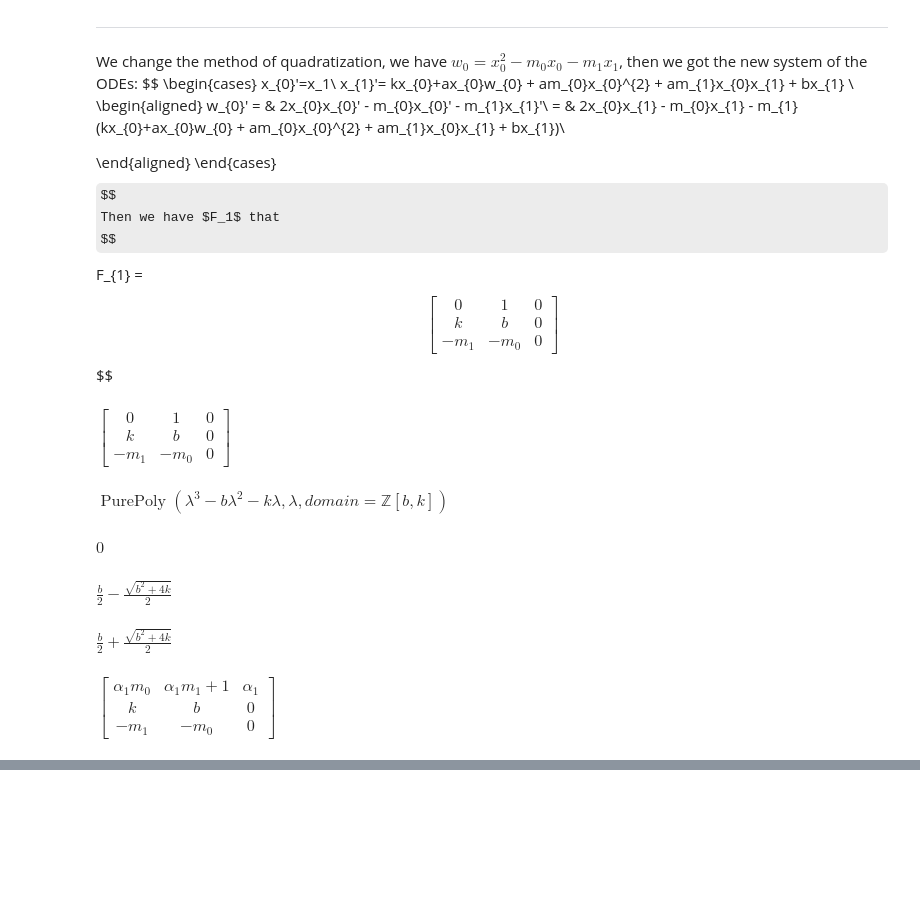
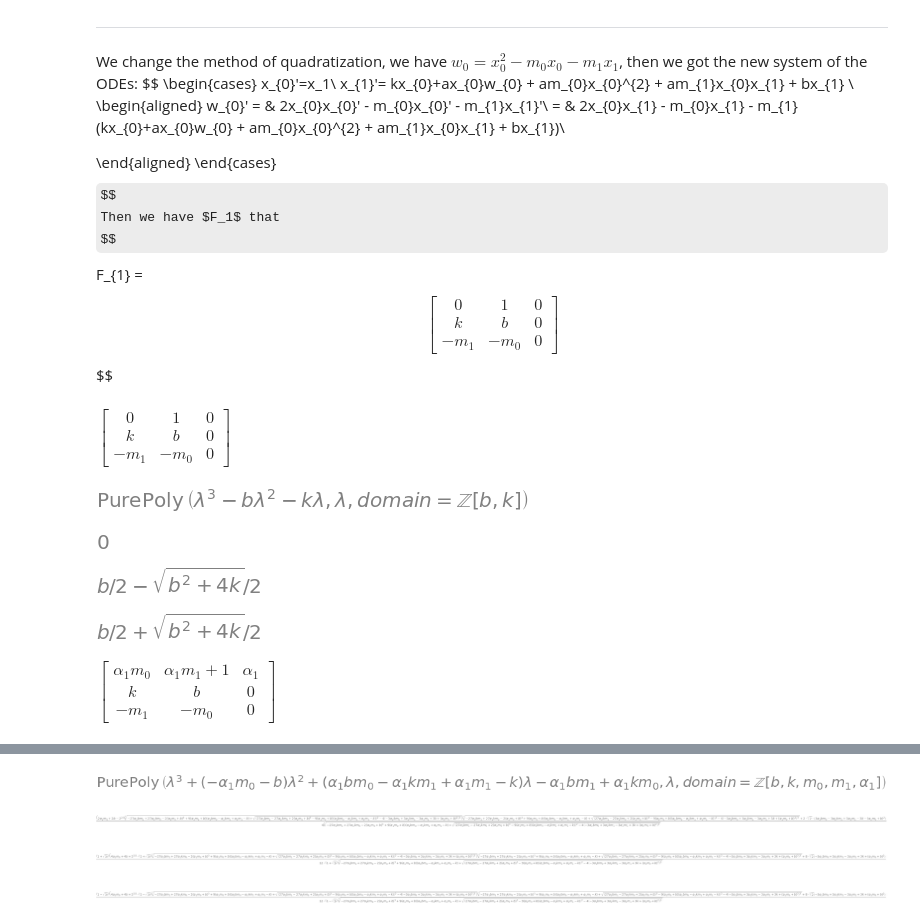
Before and after one commit to yubocai-poly/Reachability-Problem-of-ODE, a Jupyter notebook: Reachability/evaluation/System_example/system_example.ipynb, the cells around one changed output, grey strips where cells are left out. Drawn from its saved outputs; the diff is of its cells as text; code cells hidden in the pictures; some formulas as TeX source; blank space fills up the shorter version.

```diff
--- a/Reachability/evaluation/System_example/system_example.ipynb
+++ b/Reachability/evaluation/System_example/system_example.ipynb
@@ -378,32 +317,32 @@ $$
 # %%
 F = sym.Matrix([[0, 1, 0], [k, b, 0], [-m1, -m0, 0]])
 display(F)
 p, lambda1, lambda2, lambda3 = eigenvalue_solver(F)
 display(p)
 
 # solve the eigenvalue problem
 roots = sym.solve(p, lamda)
 display(roots[0])
 display(roots[1])
 display(roots[2])
 
 alpha1_mat = alpha1 * sym.Matrix([[m0, m1, 1], [0, 0, 0], [0, 0, 0]])
 alpha2_mat = alpha2 * sym.Matrix([[0, 0, 0], [m0, m1, 1], [0, 0, 0]])
 alpha3_mat = alpha3 * sym.Matrix([[0, 0, 0], [0, 0, 0], [m0, m1, 1]])
 F = F + alpha1_mat
 display(F)
 p, lambda1, lambda2, lambda3 = eigenvalue_solver(F)
 display(p)
 
 # solve the eigenvalue problem
 roots = sym.solve(p, lamda)
-display(roots[0])
-display(roots[1])
-display(roots[2])
+display(sym.simplify(roots[0]))
+display(sym.simplify(roots[1]))
+display(sym.simplify(roots[2]))
 # %% [output]
 $\displaystyle \left[\begin{matrix}0 & 1 & 0\\k & b & 0\\- m_{1} & - m_{0} & 0\end{matrix}\right]$
+[figure, added]
+[figure, added]
+[figure, added]
+[figure, added]
-$\displaystyle \operatorname{PurePoly}{\left( \lambda^{3} -  b \lambda^{2} -  k \lambda, \lambda, domain=\mathbb{Z}\left[b, k\right] \right)}$
+$\displaystyle \left[\begin{matrix}\alpha_{1} m_{0} & \alpha_{1} m_{1} + 1 & \alpha_{1}\\k & b & 0\\- m_{1} & - m_{0} & 0\end{matrix}\right]$
-$\displaystyle 0$
-$\displaystyle \frac{b}{2} - \frac{\sqrt{b^{2} + 4 k}}{2}$
-$\displaystyle \frac{b}{2} + \frac{\sqrt{b^{2} + 4 k}}{2}$
-$\displaystyle \left[\begin{matrix}\alpha_{1} m_{0} & \alpha_{1} m_{1} + 1 & \alpha_{1}\\k & b & 0\\- m_{1} & - m_{0} & 0\end{matrix}\right]$
@@ -413,0 +349,4 @@ $\displaystyle \frac{\alpha_{1} m_{0}}{3} + \frac{b}{3} - \frac{- 3 \alpha_{1} b
+[figure, added]
+[figure, added]
+[figure, added]
+[figure, added]
```
Also changed, not shown: parts of 12 cells of this notebook, 5 other files.
